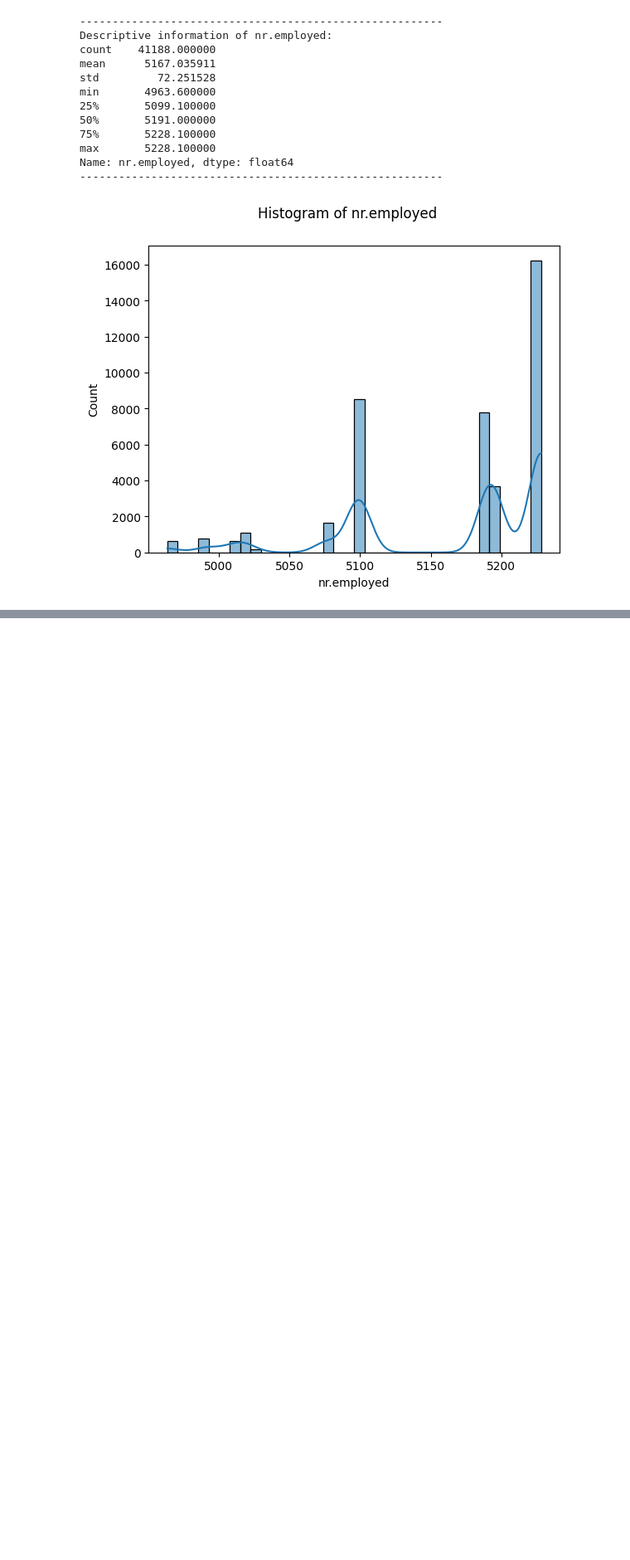
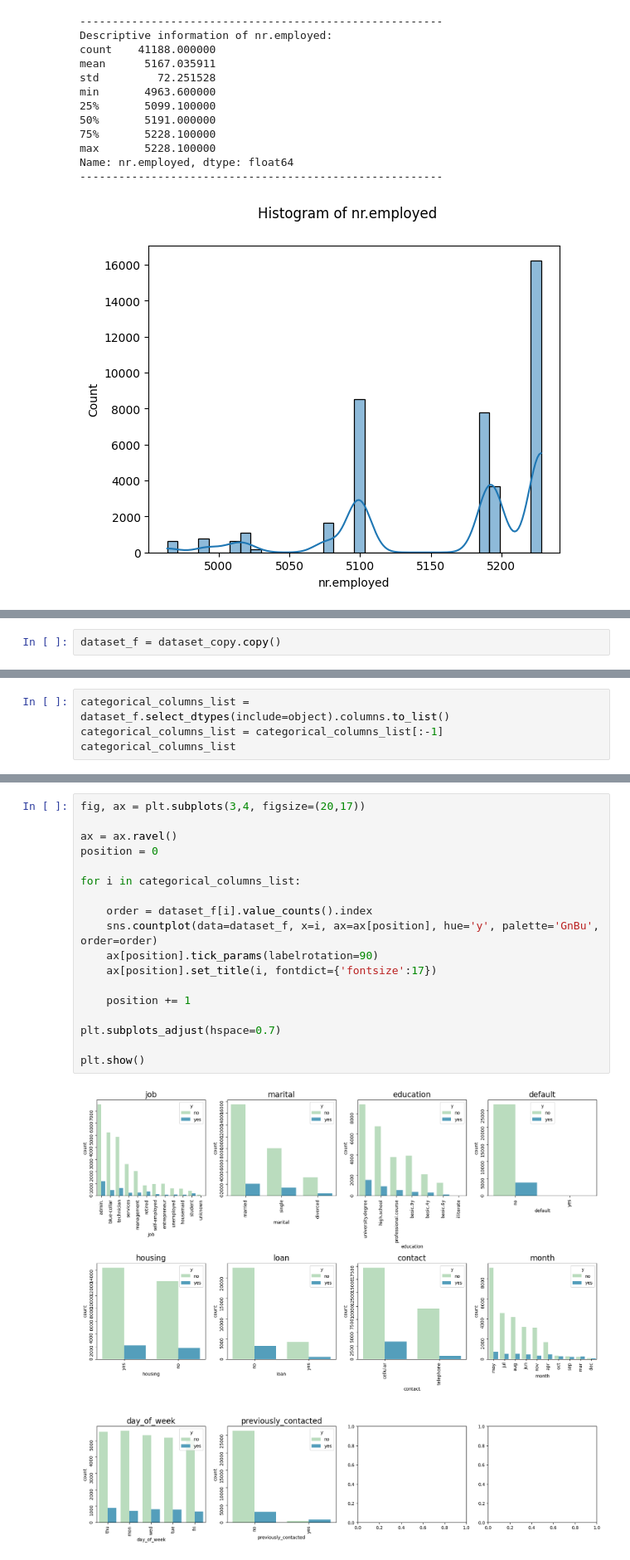
Before and after one commit to KISEE41/Banking-Marketing-Target, a Jupyter notebook: data_visualization.ipynb, the cells around one changed output, grey strips where cells are left out. Shown at 83% size. Cells and saved outputs as stored; diff of their text form; blank space fills up the shorter version.

Commit message:
visualization after feature selection

```diff
--- a/data_visualization.ipynb
+++ b/data_visualization.ipynb
@@ -631,0 +632,2 @@ TypeError: univariate_vizualization() missing 1 required positional argument: 'i
+# %%
+dataset_f = dataset_copy.copy()
@@ -631,0 +642,4 @@ TypeError: univariate_vizualization() missing 1 required positional argument: 'i
+# %%
+categorical_columns_list = dataset_f.select_dtypes(include=object).columns.to_list()
+categorical_columns_list = categorical_columns_list[:-1]
+categorical_columns_list
@@ -631,0 +657,20 @@ TypeError: univariate_vizualization() missing 1 required positional argument: 'i
+# %%
+fig, ax = plt.subplots(3,4, figsize=(20,17))
+
+ax = ax.ravel()
+position = 0
+
+for i in categorical_columns_list:
+
+    order = dataset_f[i].value_counts().index
+    sns.countplot(data=dataset_f, x=i, ax=ax[position], hue='y', palette='GnBu', order=order)
+    ax[position].tick_params(labelrotation=90)
+    ax[position].set_title(i, fontdict={'fontsize':17})
+
+    position += 1
+
+plt.subplots_adjust(hspace=0.7)
+
+plt.show()
+# %% [output]
+[figure, added]
```
Also changed, not shown: parts of 12 cells of this notebook.
